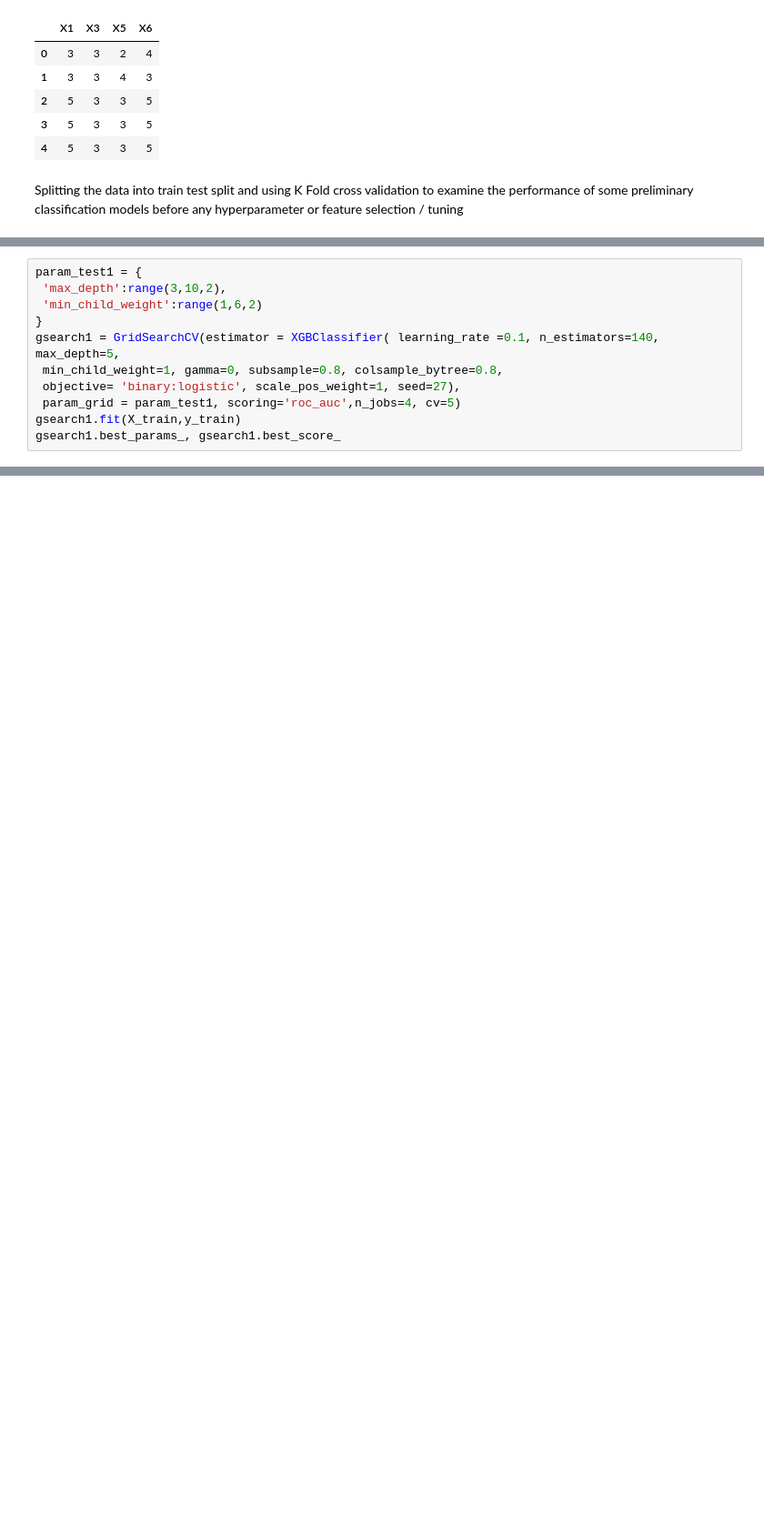
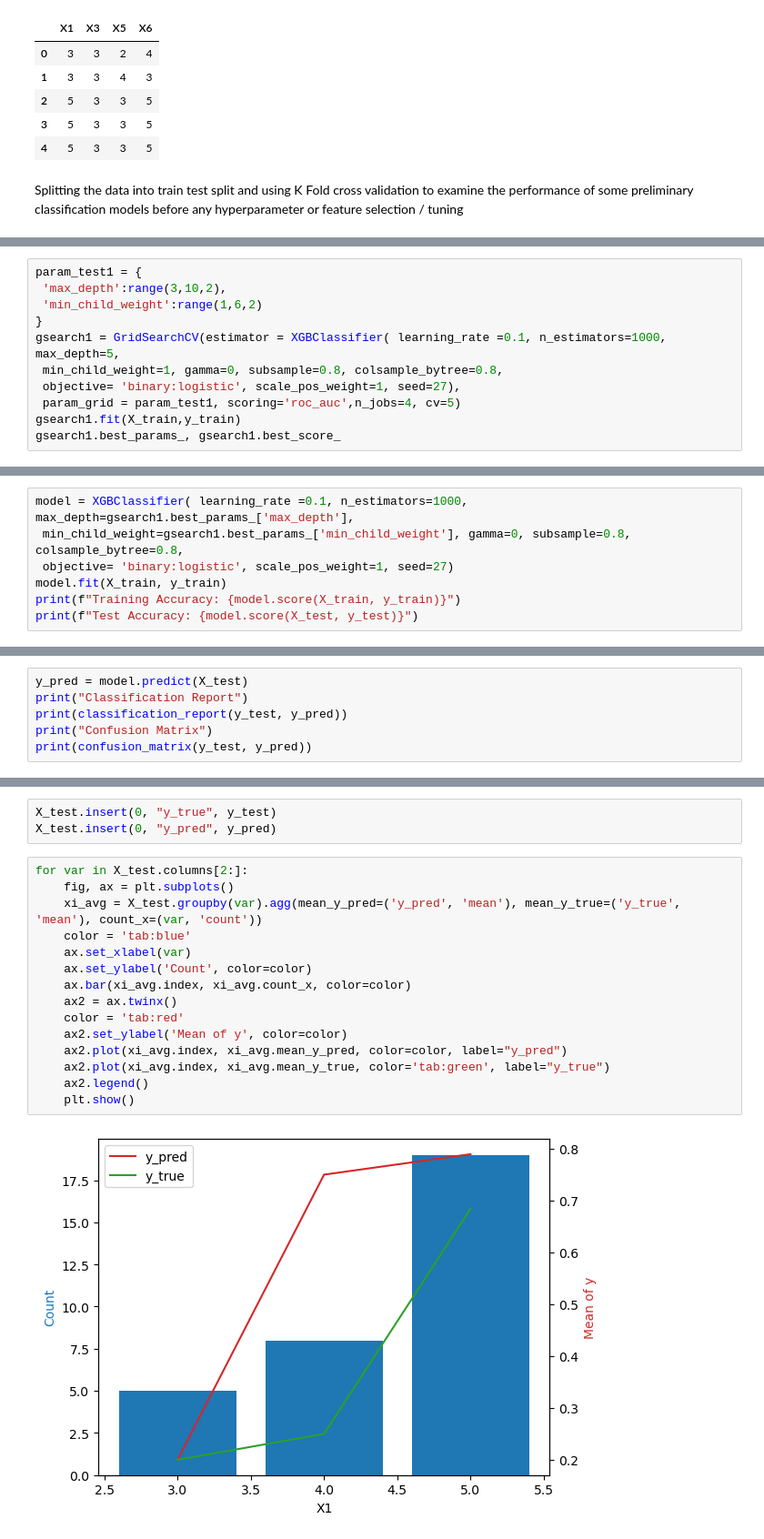
Before and after one commit to digital-monad/SoETVSR9W5AWpXHv, a Jupyter notebook: acme.ipynb, the cells around one changed output, grey strips where cells are left out. Shown: that part at 91% size. Drawn from its saved outputs; the diff is of its cells as text; blank space fills up the shorter version.

```diff
--- a/acme.ipynb
+++ b/acme.ipynb
@@ -155,7 +150,7 @@ param_test1 = {
  'max_depth':range(3,10,2),
  'min_child_weight':range(1,6,2)
 }
-gsearch1 = GridSearchCV(estimator = XGBClassifier( learning_rate =0.1, n_estimators=140, max_depth=5,
+gsearch1 = GridSearchCV(estimator = XGBClassifier( learning_rate =0.1, n_estimators=1000, max_depth=5,
  min_child_weight=1, gamma=0, subsample=0.8, colsample_bytree=0.8,
  objective= 'binary:logistic', scale_pos_weight=1, seed=27),
  param_grid = param_test1, scoring='roc_auc',n_jobs=4, cv=5)
@@ -170,0 +163,7 @@ gsearch1.best_params_, gsearch1.best_score_
+# %%
+model = XGBClassifier( learning_rate =0.1, n_estimators=1000, max_depth=gsearch1.best_params_['max_depth'],
+ min_child_weight=gsearch1.best_params_['min_child_weight'], gamma=0, subsample=0.8, colsample_bytree=0.8,
+ objective= 'binary:logistic', scale_pos_weight=1, seed=27)
+model.fit(X_train, y_train)
+print(f"Training Accuracy: {model.score(X_train, y_train)}")
+print(f"Test Accuracy: {model.score(X_test, y_test)}")
@@ -170,0 +175,6 @@ gsearch1.best_params_, gsearch1.best_score_
+# %%
+y_pred = model.predict(X_test)
+print("Classification Report")
+print(classification_report(y_test, y_pred))
+print("Confusion Matrix")
+print(confusion_matrix(y_test, y_pred))
@@ -170,0 +203,20 @@ gsearch1.best_params_, gsearch1.best_score_
+# %%
+X_test.insert(0, "y_true", y_test)
+X_test.insert(0, "y_pred", y_pred)
+# %%
+for var in X_test.columns[2:]:
+    fig, ax = plt.subplots()
+    xi_avg = X_test.groupby(var).agg(mean_y_pred=('y_pred', 'mean'), mean_y_true=('y_true', 'mean'), count_x=(var, 'count'))
+    color = 'tab:blue'
+    ax.set_xlabel(var)
+    ax.set_ylabel('Count', color=color)
+    ax.bar(xi_avg.index, xi_avg.count_x, color=color)
+    ax2 = ax.twinx()
+    color = 'tab:red'
+    ax2.set_ylabel('Mean of y', color=color)
+    ax2.plot(xi_avg.index, xi_avg.mean_y_pred, color=color, label="y_pred")
+    ax2.plot(xi_avg.index, xi_avg.mean_y_true, color='tab:green', label="y_true")
+    ax2.legend()
+    plt.show()
+# %% [output]
+[figure, added]
```
Also changed, not shown: parts of 21 cells of this notebook.
